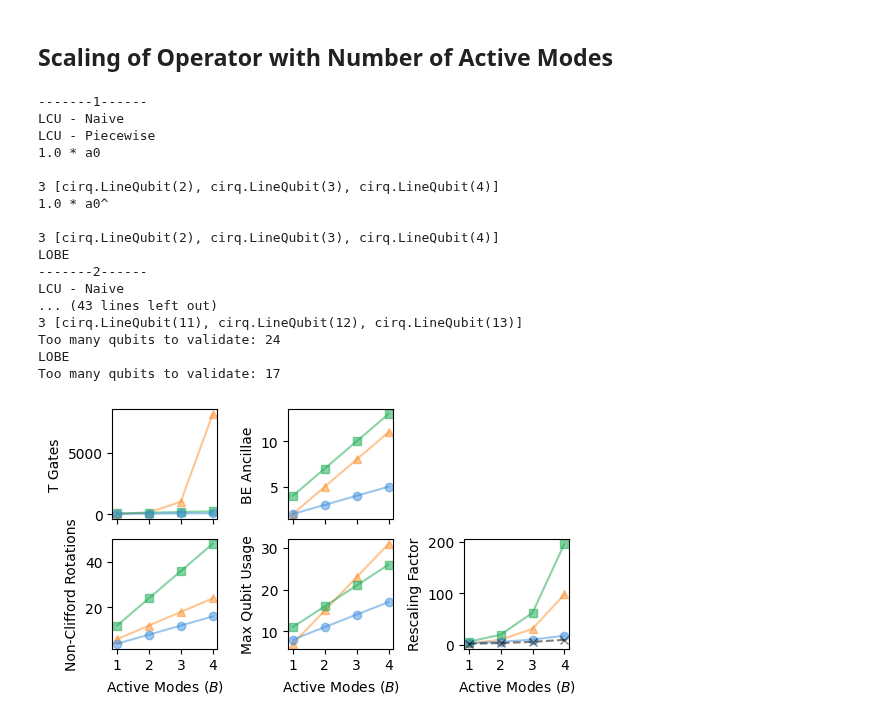
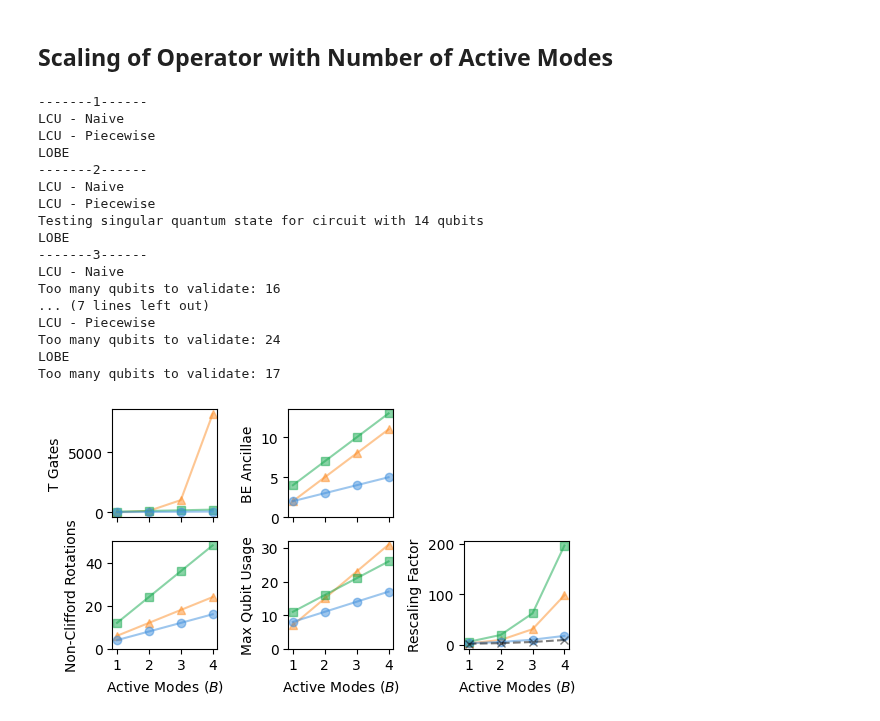
Before and after one commit to Tufts-QIQC/LOBE, a Jupyter notebook: notebooks/benchmarking/components/bosonic_operators.ipynb, the cells around one changed output. Saved outputs shown, nothing was run; the diff lists cells and outputs as text; code cells hidden in the pictures.

```diff
--- a/notebooks/benchmarking/components/bosonic_operators.ipynb
+++ b/notebooks/benchmarking/components/bosonic_operators.ipynb
@@ -22,5 +22,5 @@ from tests._utils import _validate_block_encoding
 # %%
-def lobotomize(operator, max_bosonic_occupancy):
+def lobeify(operator, max_bosonic_occupancy):
     active_indices, exponents_list = get_bosonic_exponents(operator.to_list()[0])
     number_of_be_ancillae = len(active_indices)
 
@@ -196,7 +196,7 @@ for number_of_active_modes in numbers_of_active_modes:
     print("LCU - Piecewise")
     LCU_PIECEWISE_DATA.append(piecewise_lcu(operator, omega, zero_threshold=1e-15))
     print("LOBE")
-    LOBE_DATA.append(lobotomize(operator, omega))
+    LOBE_DATA.append(lobeify(operator, omega))
 
     operator_norms.append(_2_norm(operator, omega))
     max_column_norms.append(_max_column_norm(operator, omega))
@@ -204,17 +204,17 @@ for number_of_active_modes in numbers_of_active_modes:
 -------1------
 LCU - Naive
 LCU - Piecewise
-1.0 * a0
-
-3 [cirq.LineQubit(2), cirq.LineQubit(3), cirq.LineQubit(4)]
-1.0 * a0^
-
-3 [cirq.LineQubit(2), cirq.LineQubit(3), cirq.LineQubit(4)]
 LOBE
 -------2------
 LCU - Naive
-... (43 lines left out)
-3 [cirq.LineQubit(11), cirq.LineQubit(12), cirq.LineQubit(13)]
+LCU - Piecewise
+Testing singular quantum state for circuit with 14 qubits
+LOBE
+-------3------
+LCU - Naive
+Too many qubits to validate: 16
+... (7 lines left out)
+LCU - Piecewise
 Too many qubits to validate: 24
 LOBE
 Too many qubits to validate: 17
@@ -234,33 +234,36 @@ axes[1][0].plot(numbers_of_active_modes, [LOBE_DATA[i][0].number_of_nonclifford_
 axes[1][0].set_ylabel("Non-Clifford Rotations")
 axes[1][0].set_xlabel("Active Modes ($B$)")
 axes[1][0].set_xticks([1, 2, 3, 4])
+axes[1][0].set_yticks([0, 20, 40])
 
 axes[0][1].plot(numbers_of_active_modes, [LCU_DATA[i][2] for i in range(len(numbers_of_active_modes))], color=ORANGE, marker='^', alpha = 0.5)
 axes[0][1].plot(numbers_of_active_modes, [LCU_PIECEWISE_DATA[i][2] for i in range(len(numbers_of_active_modes))], color=GREEN, marker='s', alpha = 0.5)
 axes[0][1].plot(numbers_of_active_modes, [LOBE_DATA[i][2] for i in range(len(numbers_of_active_modes))], color=BLUE, marker='o', alpha = 0.5)
 axes[0][1].set_ylabel("BE Ancillae")
 # axes[0][1].set_yticks([0, 5, 10])
 axes[0][1].set_xticks([1, 2, 3, 4])
 axes[0][1].set_xticklabels([])
+axes[0][1].set_yticks([0, 5, 10])
 
 axes[1][2].plot(numbers_of_active_modes, [LCU_DATA[i][1] for i in range(len(numbers_of_active_modes))], color=ORANGE, marker='^', alpha = 0.5)
 axes[1][2].plot(numbers_of_active_modes, [LCU_PIECEWISE_DATA[i][1] for i in range(len(numbers_of_active_modes))], color=GREEN, marker='s', alpha = 0.5)
 axes[1][2].plot(numbers_of_active_modes, [LOBE_DATA[i][1] for i in range(len(numbers_of_active_modes))], color=BLUE, marker='o', alpha = 0.5)
 axes[1][2].plot(numbers_of_active_modes, operator_norms, color="black", marker='x', ls='--', alpha = 0.5, label="Hamiltonian Norm")
 axes[1][2].set_ylabel("Rescaling Factor")
 axes[1][2].set_xlabel("Active Modes ($B$)")
 axes[1][2].set_xticks([1, 2, 3, 4])
 
 axes[1][1].plot(numbers_of_active_modes, [LCU_DATA[i][0].ancillae_highwater() + LCU_DATA[i][2] + LCU_DATA[i][3] + 1 for i in range(len(numbers_of_active_modes))], color=ORANGE, marker='^', alpha = 0.5, label="LCU")
 axes[1][1].plot(numbers_of_active_modes, [LCU_PIECEWISE_DATA[i][0].ancillae_highwater() + LCU_PIECEWISE_DATA[i][2] + LCU_PIECEWISE_DATA[i][3] + 1 for i in range(len(numbers_of_active_modes))], color=GREEN, marker='s', alpha = 0.5, label="LCU")
 axes[1][1].plot(numbers_of_active_modes, [LOBE_DATA[i][0].ancillae_highwater() + LOBE_DATA[i][2] + LOBE_DATA[i][3] + 1 for i in range(len(numbers_of_active_modes))], color=BLUE, marker='o', alpha = 0.5, label="LOBE")
 axes[1][1].set_ylabel("Max Qubit Usage")
 # axes[1][1].set_yticks([0, 10, 20])
 axes[1][1].set_xlabel("Active Modes ($B$)")
 axes[1][1].set_xticks([1, 2, 3, 4])
+axes[1][1].set_yticks([0, 10, 20, 30])
 
 fig.delaxes(axes[0][2])
 plt.tight_layout()
 # plt.savefig("../../../manuscript/figures/bosonic-hc-comparison.pdf", dpi=300)
 # %% [output]
-[figure, old version]
+[figure, new version]
```
Also changed, not shown: parts of 2 cells of this notebook, 54 other files.
